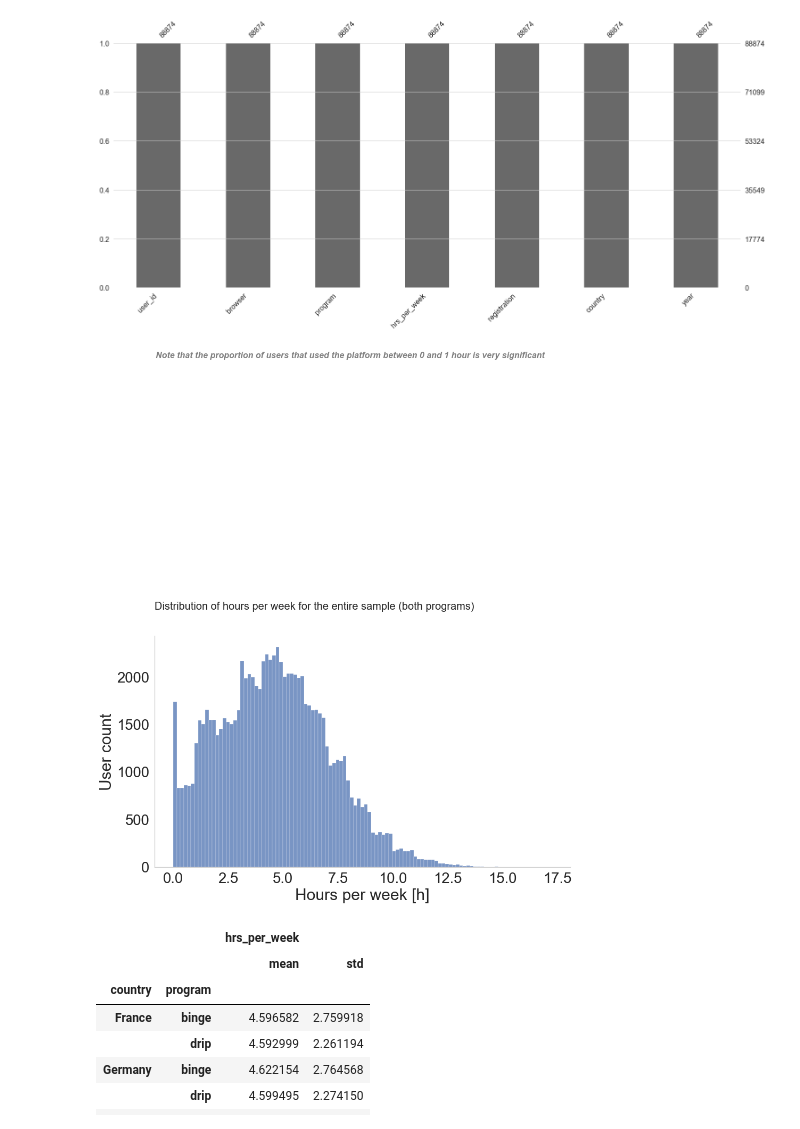
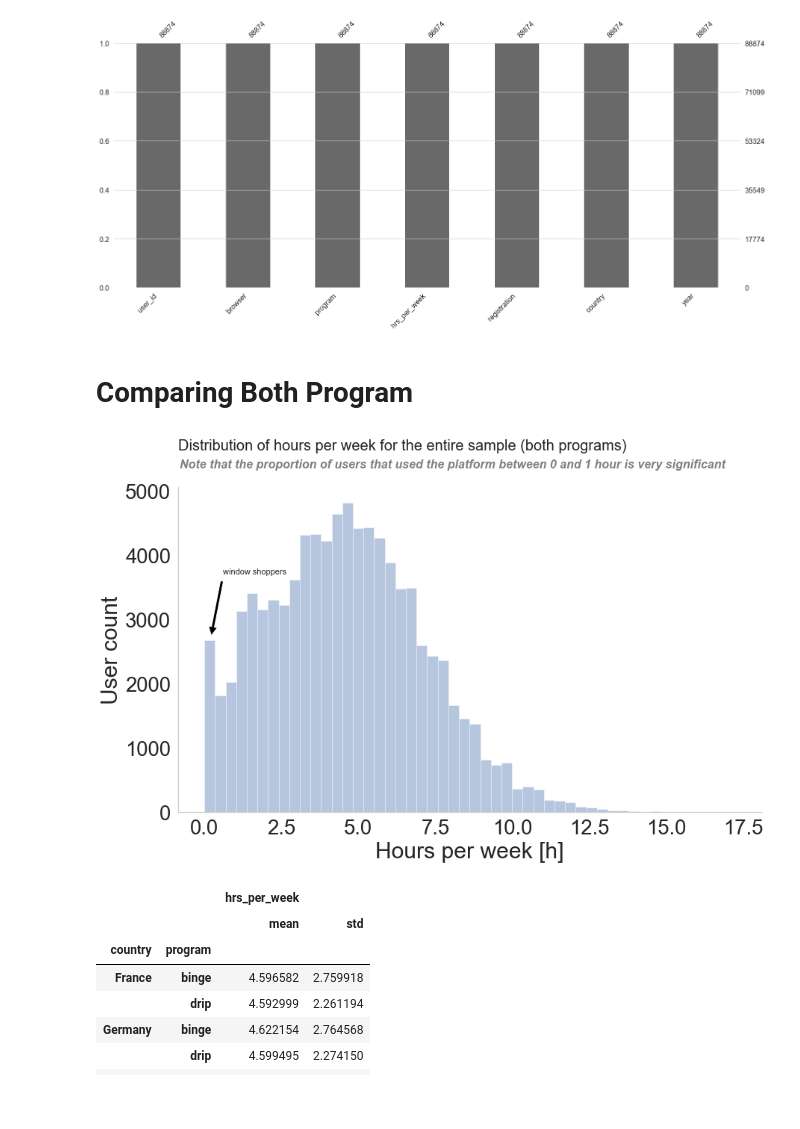
Before and after one commit to Wamuza1/Program_Evaluation, a Jupyter notebook: Program Evaluation Analysis.ipynb, the cells around one changed output. Saved outputs shown, nothing was run; the diff lists cells and outputs as text; code cells hidden in the pictures; blank space fills up the shorter version.

```diff
--- a/Program Evaluation Analysis.ipynb
+++ b/Program Evaluation Analysis.ipynb
@@ -103,23 +107,25 @@ dtype: int64
 msno.bar(df);
 # %% [output]
 [figure]
+# %% [markdown]
+# Comparing Both Program
 # %%
 # Checking engagement distribution for the entire sample (both programs)
 fig, ax = plt.subplots()
-fig = sns.histplot(df.hrs_per_week, kde=False)
+fig = sns.distplot(df.hrs_per_week, kde=False)
 fig.grid(False)
 fig = plt.gcf()
 fig.set_size_inches(14, 8)
 plt.title("Distribution of hours per week for the entire sample (both programs)", loc="left", y=1.1, fontsize=20);
 plt.text(-0.8, 5350, "Note that the proportion of users that used the platform between 0 and 1 hour is very significant", fontsize=16, color='grey', style='italic', weight='semibold',);
 plt.ylabel("User count");
 plt.xlabel("Hours per week [h]");
 sns.despine(left=False);
 ax.annotate('window shoppers', xy=(0.2, 2700), xytext=(0.6, 3700), fontsize=11,
             arrowprops=dict(facecolor='black', shrink=0.05));
 plt.plot();
 # %% [output]
-[figure, old version]
+[figure, new version]
 # %%
 # User distributions per country
 # Not much of a difference on the aggregate view;
```
Also changed, not shown: parts of 26 cells of this notebook, 1 other file.
